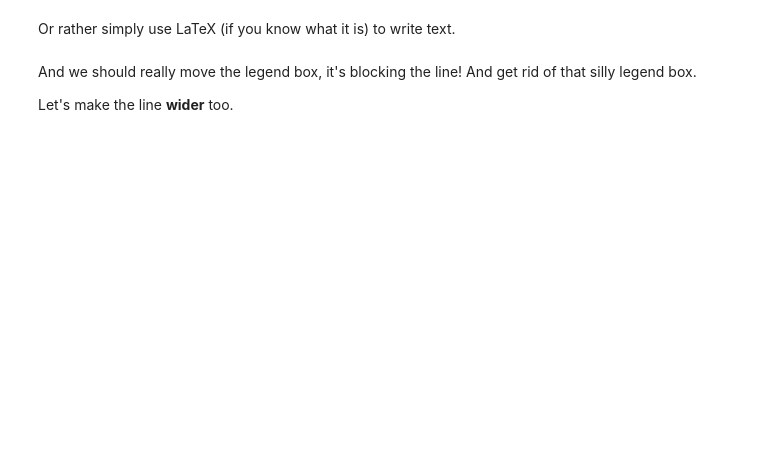
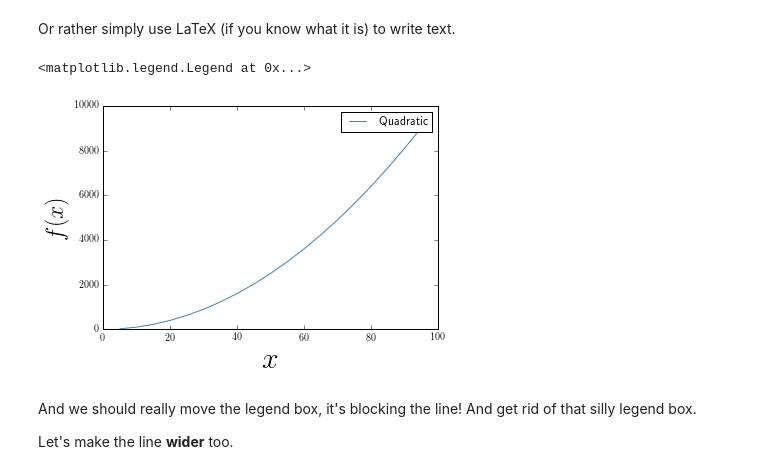
Before and after one commit to amarallab/Introduction-to-Python-Programming-and-Data-Science, a Jupyter notebook: Python-Basics/Data-Visualization.ipynb, the cells around one changed output. Cells and saved outputs as stored; diff of their text form; code cells hidden in the pictures; blank space fills up the shorter version.

```diff
--- a/Python-Basics/Data-Visualization.ipynb
+++ b/Python-Basics/Data-Visualization.ipynb
@@ -208,18 +208,21 @@ Or rather simply use LaTeX (if you know what it is) to write text.
 # %%
 # Change the baseline font
 mpl.rcParams['font.family'] = 'sans-serif'
 mpl.rcParams['font.sans-serif'] = ['Arial']
 #Create the figure
 fig = plt.figure( figsize = (6, 4) )
 ax = fig.add_subplot(1,1,1)
 # We should add a label to our dataset that will go into a legend
 ax.plot(x, y, label = "Quadratic", color = 'steelblue')
 # Now we can label the axes. Always label your axes! Who knows what is in the graph otherwise
 font_size = 15
-ax.set_xlabel("$x$", fontsize = 2*font_size, **helvetica_font)
-ax.set_ylabel("$f(x)$", fontsize = 1.6*font_size, **helvetica_font)
+ax.set_xlabel("$x$", fontsize = 2*font_size)
+ax.set_ylabel("$f(x)$", fontsize = 1.6*font_size)
 # Display legend
 ax.legend()
+# %% [output]
+<matplotlib.legend.Legend at 0x...>
+[figure, added]
 # %% [markdown]
 And we should really move the legend box, it's blocking the line! And get rid of that silly legend box.
 
```
Also changed, not shown: parts of 12 cells of this notebook.
